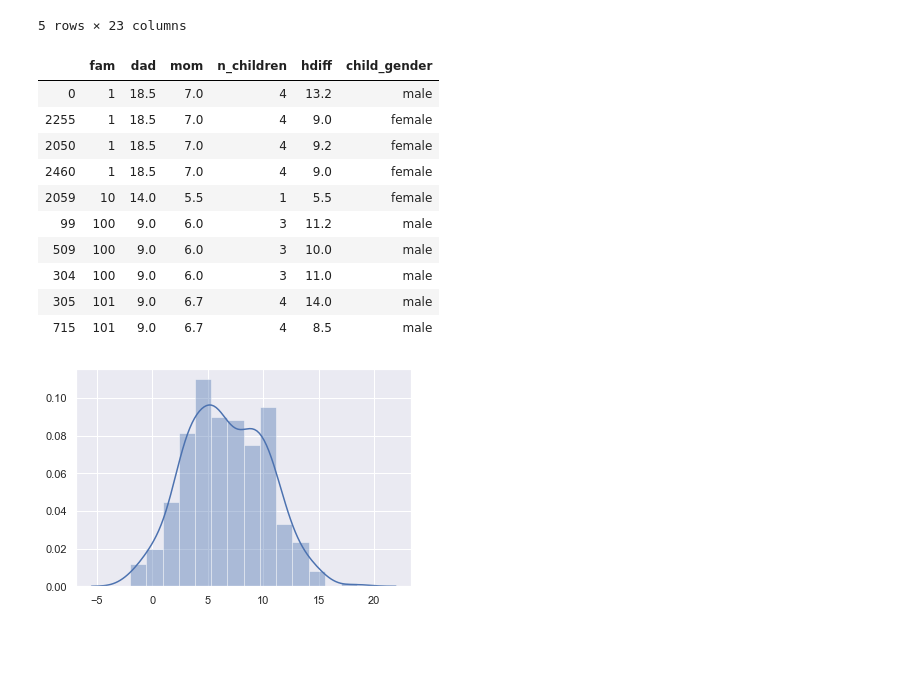
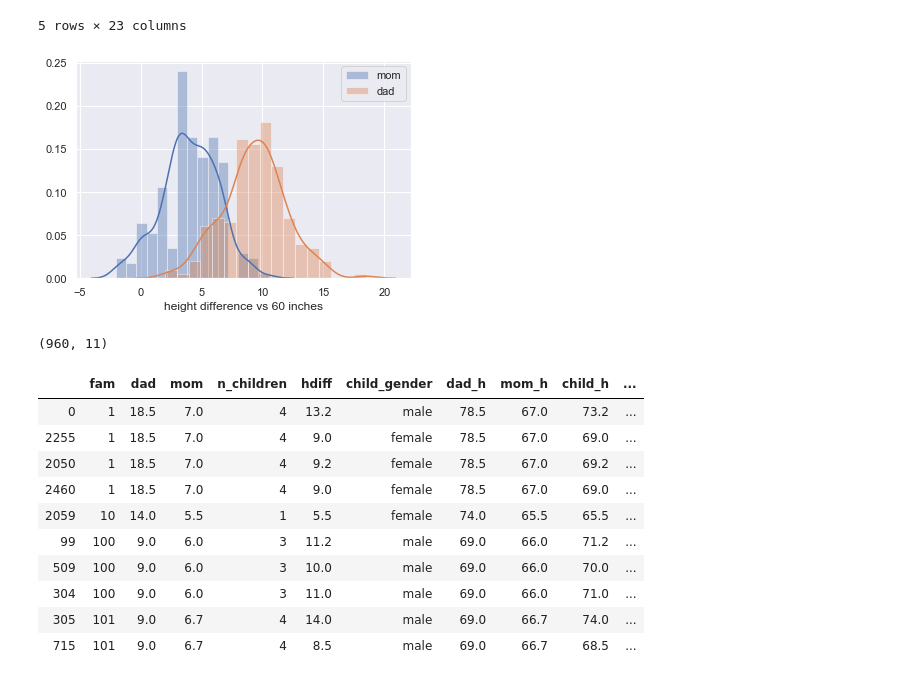
Before and after one commit to gentimouton/dives, a Jupyter notebook: practical_ds/practical_stats_ch2_sampling.ipynb, the cells around one changed output. Saved outputs shown, nothing was run; the diff lists cells and outputs as text; code cells hidden in the pictures; blank space fills up the shorter version.

Commit message:
clean dump + boxplots for regression to the mean

```diff
--- a/practical_ds/practical_stats_ch2_sampling.ipynb
+++ b/practical_ds/practical_stats_ch2_sampling.ipynb
@@ -290,17 +290,22 @@ df.head()
 | 3 | 4 | 15.0 | 4.0 | 10.5 | 8.5 | * | * | * | * | * | ... | ... |
 | 4 | 5 | 15.0 | -1.5 | 12 | 9 | 8 | * | * | * | * | ... | ... |
 5 rows × 23 columns
+# %%
+def print_all_values(df):
+    # print all values in df, to debug
+    pd.unique(df.drop('fam',axis=1).values.ravel('K'))
+
+def hist_columns(df, cols):
+    x = pd.to_numeric(df[cols].values.ravel('K'))
+    sns.distplot(x, label='+'.join(cols)).set_xlabel('height difference vs 60 inches')
+    plt.legend()
+
+hist_columns(df, ['mom'])
+hist_columns(df, ['dad'])
+# hist_columns(df, ['dad','mom']) # both put together, bimodal
+# %% [output]
+[figure, added]
 # %%
-def print_all_values(df):
-    # print all values in df, to debug
-    pd.unique(df.drop('fam',axis=1).values.ravel('K'))
-
-def hist_columns(df, cols):
-    x = pd.to_numeric(df[cols].values.ravel('K'))
-    sns.distplot(x)
-
-hist_columns(df, ['mom','dad'])
-
 def cleanup(df):
     """
     replace '*' with NaN,
@@ -326,43 +331,57 @@ def cleanup(df):
         df
         .replace('*', np.nan)
         .replace(adj_mapping)
     )
 
     # unstack
     son_cols = [f's{i}' for i in range(1,11)]
     dgt_cols = [f'd{i}' for i in range(1,10)]
     ddf = pd.melt(
         ddf,
         id_vars=['fam','dad','mom','n_children'],
         value_vars=son_cols + dgt_cols,
         var_name='child',
         value_name='hdiff'
     ).dropna()
 
-    # replace s1-10 and d1-9 with male/female. Ignore rank.
+    # replace s1-10 and d1-9 with male/female. Ignore son/daughter ranks.
     ddf['child_gender'] = (
         ddf['child'].str.extract('([sd])')
         .replace({'s':'male', 'd': 'female'})
     )
     ddf.drop('child', axis=1, inplace=True)
 
+    # add absolute height columns (in inches): dad_h, mom_h, child_h.
+    ddf['dad_h'] = 60 + ddf['dad'].astype(float)
+    ddf['mom_h'] = 60 + ddf['mom'].astype(float)
+    ddf['child_h'] = 60 + ddf['hdiff'].astype(float)
+    ddf['child_minus_dad'] = ddf['child_h'] - ddf['dad_h']
+    ddf['child_minus_mom'] = ddf['child_h'] - ddf['mom_h']
+
     # enforce types
     ddf['hdiff'] = ddf['hdiff'].astype('float')
 
     return ddf
 
+
 ddf = cleanup(df)
+ddf.sort_values(by=['fam','child_gender']).to_csv(
+    'family_height_parents_children_galton_clean.csv',
+    float_format='%.1f',
+    index=False
+)
+print(ddf.shape)
 ddf.sort_values(by='fam').head(10)
 # %% [output]
+(960, 11)
-|  | fam | dad | mom | n_children | hdiff | child_gender |
-| 0 | 1 | 18.5 | 7.0 | 4 | 13.2 | male |
-| 2255 | 1 | 18.5 | 7.0 | 4 | 9.0 | female |
-| 2050 | 1 | 18.5 | 7.0 | 4 | 9.2 | female |
-| 2460 | 1 | 18.5 | 7.0 | 4 | 9.0 | female |
-| 2059 | 10 | 14.0 | 5.5 | 1 | 5.5 | female |
-| 99 | 100 | 9.0 | 6.0 | 3 | 11.2 | male |
-| 509 | 100 | 9.0 | 6.0 | 3 | 10.0 | male |
-| 304 | 100 | 9.0 | 6.0 | 3 | 11.0 | male |
-| 305 | 101 | 9.0 | 6.7 | 4 | 14.0 | male |
-| 715 | 101 | 9.0 | 6.7 | 4 | 8.5 | male |
+|  | fam | dad | mom | n_children | hdiff | child_gender | dad_h | mom_h | child_h | ... |
+| 0 | 1 | 18.5 | 7.0 | 4 | 13.2 | male | 78.5 | 67.0 | 73.2 | ... |
+| 2255 | 1 | 18.5 | 7.0 | 4 | 9.0 | female | 78.5 | 67.0 | 69.0 | ... |
+| 2050 | 1 | 18.5 | 7.0 | 4 | 9.2 | female | 78.5 | 67.0 | 69.2 | ... |
+| 2460 | 1 | 18.5 | 7.0 | 4 | 9.0 | female | 78.5 | 67.0 | 69.0 | ... |
+| 2059 | 10 | 14.0 | 5.5 | 1 | 5.5 | female | 74.0 | 65.5 | 65.5 | ... |
+| 99 | 100 | 9.0 | 6.0 | 3 | 11.2 | male | 69.0 | 66.0 | 71.2 | ... |
+| 509 | 100 | 9.0 | 6.0 | 3 | 10.0 | male | 69.0 | 66.0 | 70.0 | ... |
+| 304 | 100 | 9.0 | 6.0 | 3 | 11.0 | male | 69.0 | 66.0 | 71.0 | ... |
+| 305 | 101 | 9.0 | 6.7 | 4 | 14.0 | male | 69.0 | 66.7 | 74.0 | ... |
+| 715 | 101 | 9.0 | 6.7 | 4 | 8.5 | male | 69.0 | 66.7 | 68.5 | ... |
-[figure, removed]
```
Also changed, not shown: parts of 3 cells of this notebook, 1 other file.
